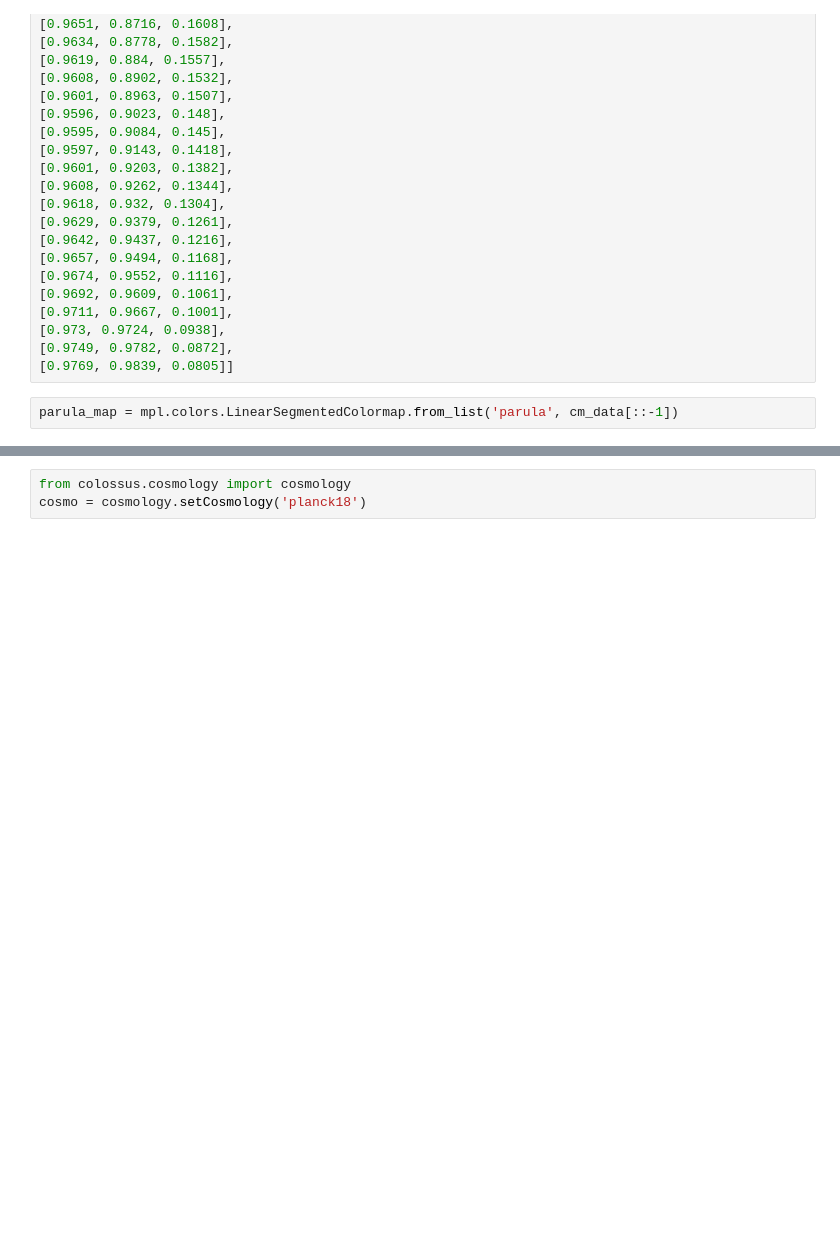
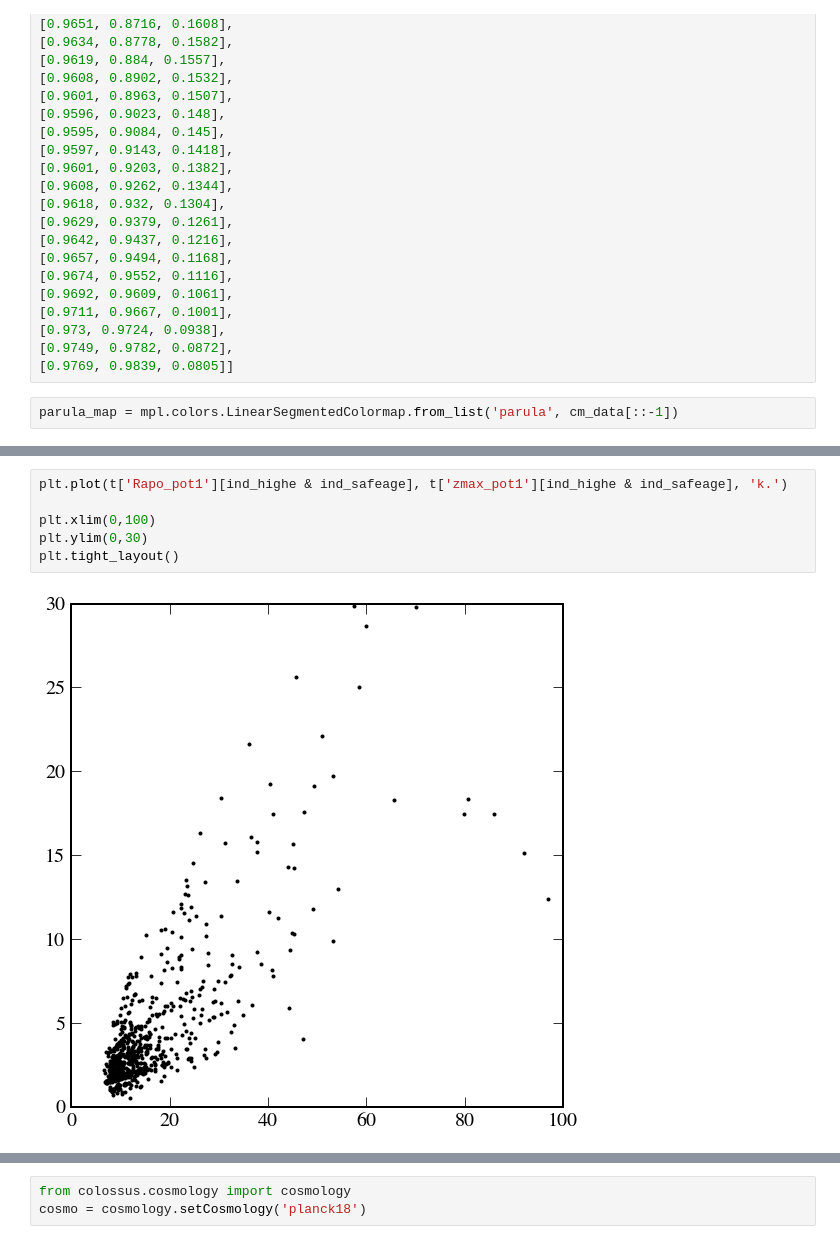
Before and after one commit to abonaca/mw_timing, a Jupyter notebook: notebooks/paper_figures.ipynb, the cells around one changed output, grey strips where cells are left out. Cells and saved outputs as stored; diff of their text form; blank space fills up the shorter version.

```diff
--- a/notebooks/paper_figures.ipynb
+++ b/notebooks/paper_figures.ipynb
@@ -515,0 +522,8 @@ plt.savefig('../paper/afeh_eccen_age.pdf')
+# %%
+plt.plot(t['Rapo_pot1'][ind_highe & ind_safeage], t['zmax_pot1'][ind_highe & ind_safeage], 'k.')
+
+plt.xlim(0,100)
+plt.ylim(0,30)
+plt.tight_layout()
+# %% [output]
+[figure, added]
```
Also changed, not shown: parts of 9 cells of this notebook.
